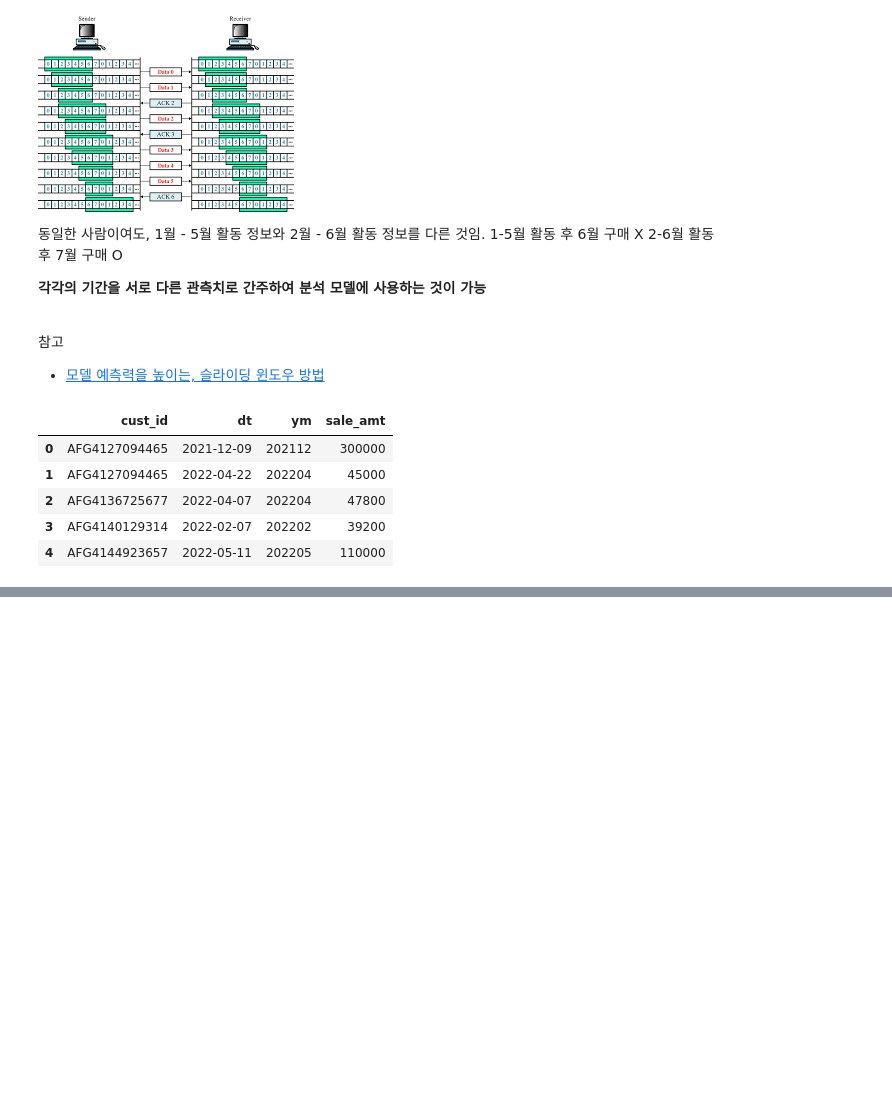
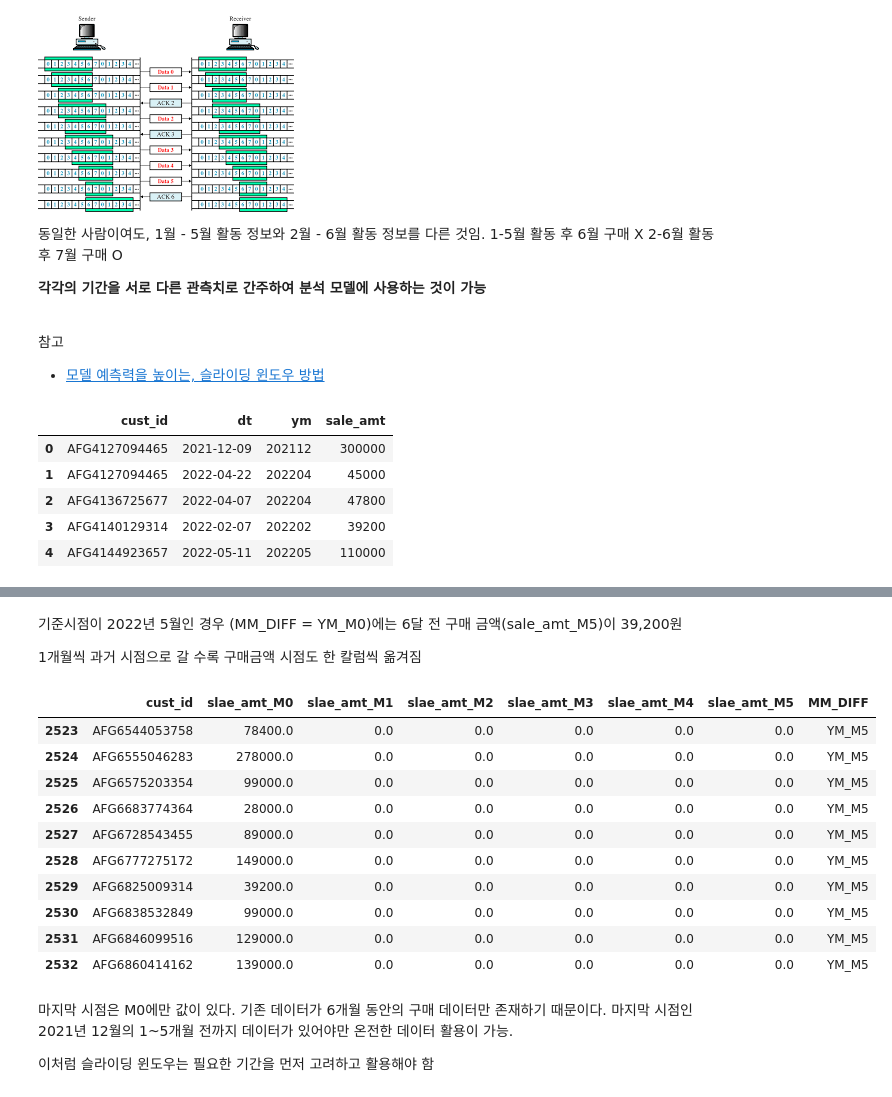
Before and after one commit to hyeming-king/data-anaylst-allthings, a Jupyter notebook: 11_데이터전처리.ipynb, the cells around one changed output, grey strips where cells are left out. Cells and saved outputs as stored; diff of their text form; code cells hidden in the pictures; blank space fills up the shorter version.

Commit message:
0614 11.6 슬라이딩 윈도우

```diff
--- a/11_데이터전처리.ipynb
+++ b/11_데이터전처리.ipynb
@@ -1272,0 +1349,31 @@ ym_li = [F]
+# %%
+# 슬라이딩 윈도우 형태로 변환
+
+m_col = ["M{}".format(i) for i in range(6)]   # M0~M5 목록 생성
+df_li = []   # 임시테이블 저장할 목록
+
+for n, ym in enumerate(ym_li):  # YM_M0 ~ YM_M5 반복
+# STD_YM_M0 변수 기준 M0~M5 & 구매금액 0원 초과
+    tmp = df_raw[(df_raw[ym].isin(m_col)) & (df_raw['sale_amt'] > 0)]
+# YM_M0 기준 pivot
+    tmp = tmp.pivot_table(index='cust_id',
+                          columns=ym, values='sale_amt',
+                          aggfunc='sum')
+
+    # M0~M12 중 누락된 컬럼 생성
+    # 추후 테이블 union을 위해 pivot시 누락된 컬럼을 별도로 생성해줌
+    missing_col = list(set(m_col) - set(tmp.columns))
+    for col in missing_col :
+        tmp[col] = 0
+
+
+    # 컬럼이름 변경
+    tmp.columns = [f'slae_amt_{c}' for c in tmp.columns] # 생략 가능
+
+    tmp['MM_DIFF'] = ym
+    tmp = tmp.fillna(0)
+
+    df_li.append(tmp)
+
+final_df = pd.concat(df_li).reset_index()
+final_df.head()
@@ -1272,0 +1406,24 @@ ym_li = [F]
+# %% [markdown]
+기준시점이 2022년 5월인 경우 (MM_DIFF = YM_M0)에는 6달 전 구매 금액(sale_amt_M5)이 39,200원
+
+1개월씩 과거 시점으로 갈 수록 구매금액 시점도 한 칼럼씩 옮겨짐
+# %%
+# 마지막 시점의 데이터 형태 확인
+final_df.tail(10)
+# %% [output]
+|  | cust_id | slae_amt_M0 | slae_amt_M1 | slae_amt_M2 | slae_amt_M3 | slae_amt_M4 | slae_amt_M5 | MM_DIFF |
+| 2523 | AFG6544053758 | 78400.0 | 0.0 | 0.0 | 0.0 | 0.0 | 0.0 | YM_M5 |
+| 2524 | AFG6555046283 | 278000.0 | 0.0 | 0.0 | 0.0 | 0.0 | 0.0 | YM_M5 |
+| 2525 | AFG6575203354 | 99000.0 | 0.0 | 0.0 | 0.0 | 0.0 | 0.0 | YM_M5 |
+| 2526 | AFG6683774364 | 28000.0 | 0.0 | 0.0 | 0.0 | 0.0 | 0.0 | YM_M5 |
+| 2527 | AFG6728543455 | 89000.0 | 0.0 | 0.0 | 0.0 | 0.0 | 0.0 | YM_M5 |
+| 2528 | AFG6777275172 | 149000.0 | 0.0 | 0.0 | 0.0 | 0.0 | 0.0 | YM_M5 |
+| 2529 | AFG6825009314 | 39200.0 | 0.0 | 0.0 | 0.0 | 0.0 | 0.0 | YM_M5 |
+| 2530 | AFG6838532849 | 99000.0 | 0.0 | 0.0 | 0.0 | 0.0 | 0.0 | YM_M5 |
+| 2531 | AFG6846099516 | 129000.0 | 0.0 | 0.0 | 0.0 | 0.0 | 0.0 | YM_M5 |
+| 2532 | AFG6860414162 | 139000.0 | 0.0 | 0.0 | 0.0 | 0.0 | 0.0 | YM_M5 |
+# %% [markdown]
+마지막 시점은 M0에만 값이 있다. 기존 데이터가 6개월 동안의 구매 데이터만 존재하기 때문이다. 마지막 시점인 2021년 12월의 1~5개월 전까지 데이터가 있어야만 온전한 데이터 활용이 가능.
+
+
+이처럼 슬라이딩 윈도우는 필요한 기간을 먼저 고려하고 활용해야 함
```
Also changed, not shown: parts of 7 cells of this notebook.
